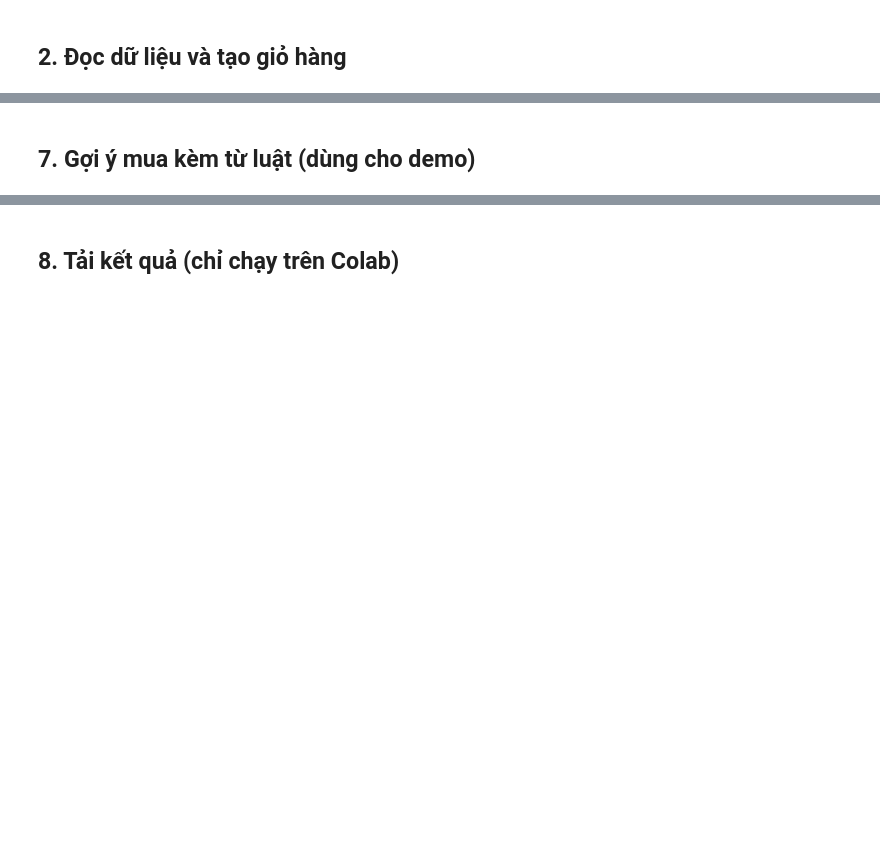
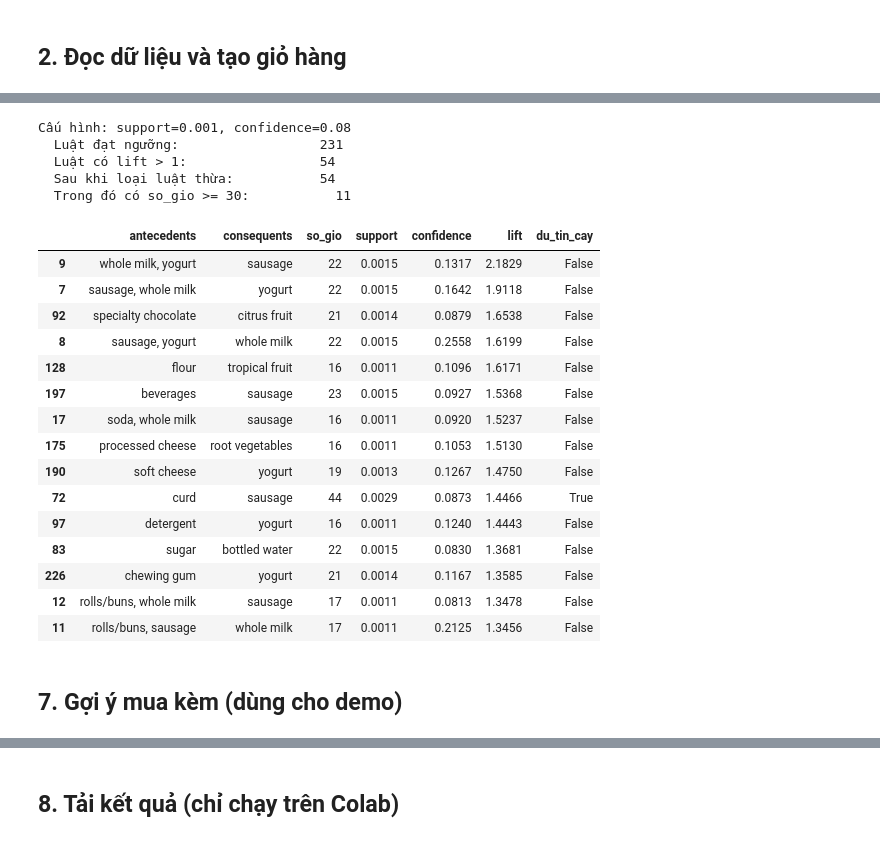
Before and after one commit to thaonguyenn448-dot/-t-i-1, a Jupyter notebook: notebooks/NA_tuan1.ipynb, the cells around one changed output, grey strips where cells are left out. Cells and saved outputs as stored; diff of their text form; code cells hidden in the pictures; blank space fills up the shorter version.

```diff
--- a/notebooks/NA_tuan1.ipynb
+++ b/notebooks/NA_tuan1.ipynb
@@ -49,13 +47,18 @@ def tim_file():
     for p in DATA_CANDIDATES:
         if p.exists():
             return p
+    for mau in ["*customers_clean_apriori*.csv", "*Groceries_cleaned*.csv", "*customers_clean*.csv"]:
+        khop = sorted(Path(".").rglob(mau))
+        if khop:
+            return khop[0]
     try:
         from google.colab import files
         up = files.upload()
+        if not up:
+            raise FileNotFoundError("Bạn chưa chọn file nào.")
         return Path(next(iter(up)))
     except ImportError:
-        raise FileNotFoundError("Không thấy customers_clean_apriori.csv. Đặt file cạnh notebook "
-                                "hoặc sửa DATA_CANDIDATES.")
+        raise FileNotFoundError("Không thấy file dữ liệu. Đặt customers_clean_apriori.csv cạnh notebook.")
 
 
 def doc_du_lieu(path):
@@ -273,23 +391,45 @@ Quy trình: sinh luật → giữ luật có lift > 1 → loại luật thừa.
 # %%
-tat_ca = sinh_luat(freq_theo_support[S_CHON], C_CHON, N)
+tat_ca = sinh_luat(freq_fp[S_CHON], C_CHON, N)
 lift_duong = tat_ca[tat_ca["lift"] > 1]
 sach = loc_luat_thua(tat_ca)
 sach = sach[sach["lift"] > 1].copy()
 sach["du_tin_cay"] = sach["so_gio"] >= MIN_GIO_TIN_CAY
 
 print(f"Cấu hình: support={S_CHON}, confidence={C_CHON}")
 print(f"  Luật đạt ngưỡng:                  {len(tat_ca)}")
 print(f"  Luật có lift > 1:                 {len(lift_duong)}")
 print(f"  Sau khi loại luật thừa:           {len(sach)}")
 print(f"  Trong đó có so_gio >= {MIN_GIO_TIN_CAY}:           {int(sach['du_tin_cay'].sum())}")
 
 cach = lambda x: ", ".join(sorted(x))
 xuat = sach.assign(antecedents=sach["antecedents"].map(cach),
                    consequents=sach["consequents"].map(cach))
 xuat = xuat.sort_values(["lift", "confidence"], ascending=False)
-xuat.to_csv(OUT_DIR / "apriori_luat.csv", index=False)
+xuat.to_csv(OUT_DIR / "fpgrowth_luat.csv", index=False)
 display(xuat.head(15).round(4))
+# %% [output]
+Cấu hình: support=0.001, confidence=0.08
+  Luật đạt ngưỡng:                  231
+  Luật có lift > 1:                 54
+  Sau khi loại luật thừa:           54
+  Trong đó có so_gio >= 30:           11
+|  | antecedents | consequents | so_gio | support | confidence | lift | du_tin_cay |
+| 9 | whole milk, yogurt | sausage | 22 | 0.0015 | 0.1317 | 2.1829 | False |
+| 7 | sausage, whole milk | yogurt | 22 | 0.0015 | 0.1642 | 1.9118 | False |
+| 92 | specialty chocolate | citrus fruit | 21 | 0.0014 | 0.0879 | 1.6538 | False |
+| 8 | sausage, yogurt | whole milk | 22 | 0.0015 | 0.2558 | 1.6199 | False |
+| 128 | flour | tropical fruit | 16 | 0.0011 | 0.1096 | 1.6171 | False |
+| 197 | beverages | sausage | 23 | 0.0015 | 0.0927 | 1.5368 | False |
+| 17 | soda, whole milk | sausage | 16 | 0.0011 | 0.0920 | 1.5237 | False |
+| 175 | processed cheese | root vegetables | 16 | 0.0011 | 0.1053 | 1.5130 | False |
+| 190 | soft cheese | yogurt | 19 | 0.0013 | 0.1267 | 1.4750 | False |
+| 72 | curd | sausage | 44 | 0.0029 | 0.0873 | 1.4466 | True |
+| 97 | detergent | yogurt | 16 | 0.0011 | 0.1240 | 1.4443 | False |
+| 83 | sugar | bottled water | 22 | 0.0015 | 0.0830 | 1.3681 | False |
+| 226 | chewing gum | yogurt | 21 | 0.0014 | 0.1167 | 1.3585 | False |
+| 12 | rolls/buns, whole milk | sausage | 17 | 0.0011 | 0.0813 | 1.3478 | False |
+| 11 | rolls/buns, sausage | whole milk | 17 | 0.0011 | 0.2125 | 1.3456 | False |
 # %% [markdown]
-## 7. Gợi ý mua kèm từ luật (dùng cho demo)
+## 7. Gợi ý mua kèm (dùng cho demo)
 # %%
 def goi_y(san_pham, luat, top_n=5):
```
Also changed, not shown: parts of 20 cells of this notebook.
